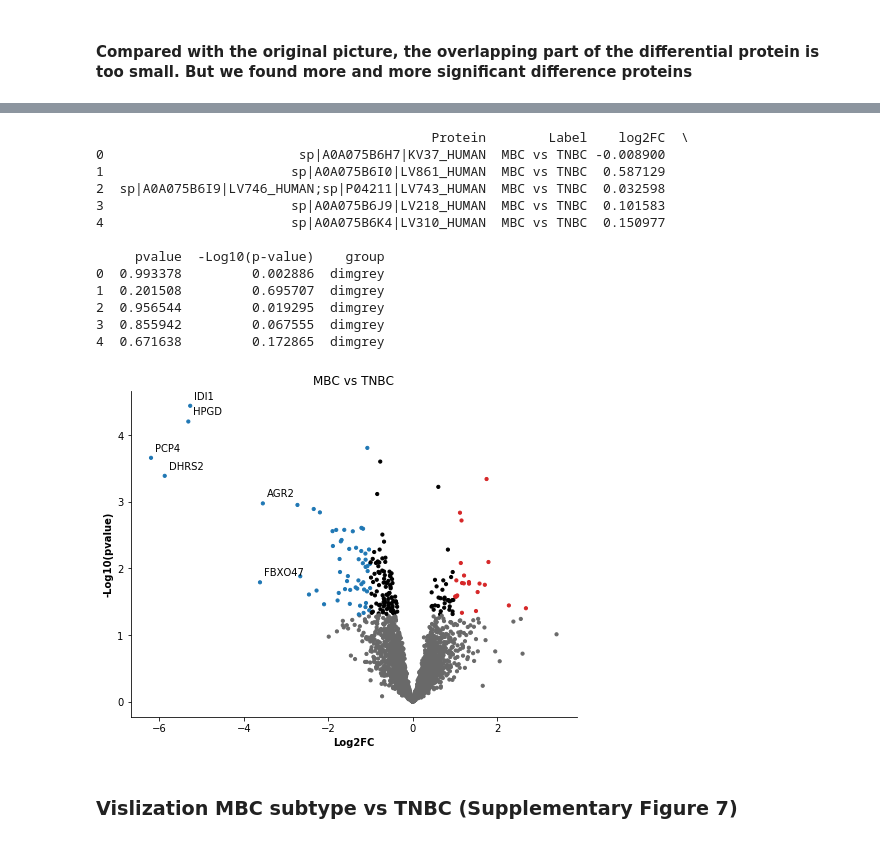
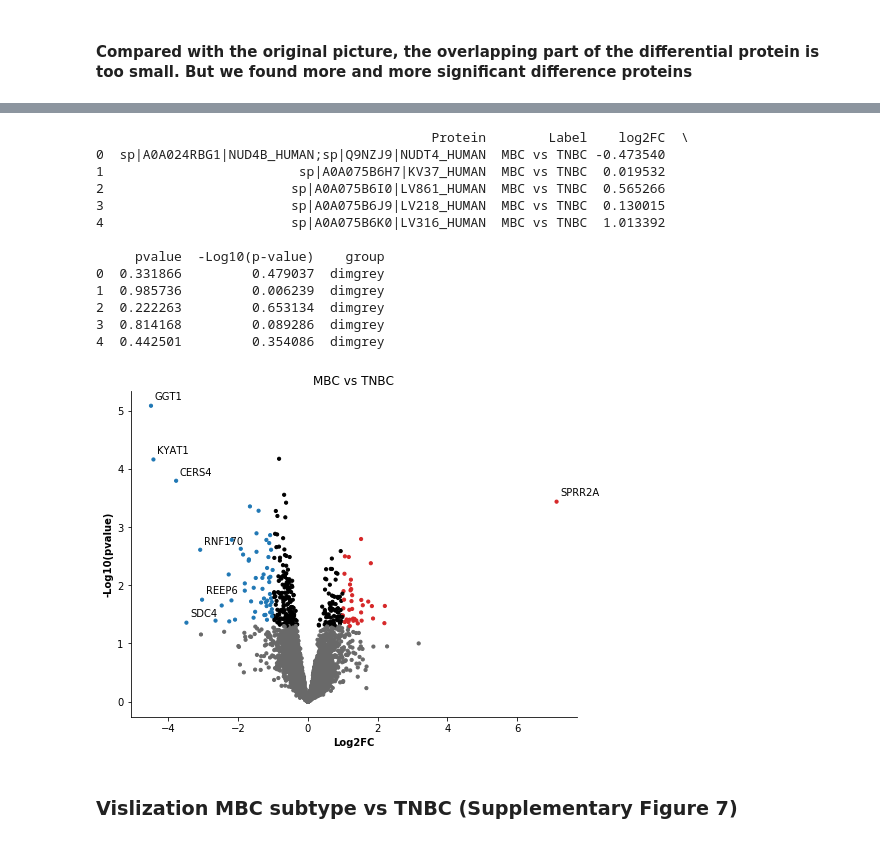
Before and after one commit to bigbio/pquant, a Jupyter notebook: notebooks/PXD014414_Downstream_Analysis.ipynb, the cells around one changed output, grey strips where cells are left out. Drawn from its saved outputs; the diff is of its cells as text; code cells hidden in the pictures.

```diff
--- a/notebooks/PXD014414_Downstream_Analysis.ipynb
+++ b/notebooks/PXD014414_Downstream_Analysis.ipynb
@@ -19,18 +19,19 @@ import pandas as pd
 
 def remove_decoy(Pro):
     if "CONTAMINANT" in Pro or "DECOY_" in Pro:
-        t = []
-        for p in Pro.split(";"):
-            if "CONTAMINANT" in p or "DECOY_" in p:
-                pass
-            else:
-                t.append(p)
-        return ";".join(t)
+        return None
     else:
         return Pro
 
+path = "../datasets/PXD014414/out_msstats.csv.gz"
+f_name = path.replace(".gz", "")
+g_file = gzip.GzipFile(path)
+with open(f_name, "wb+") as f:
+    f.write(g_file.read())
+
 data = pd.read_csv("../datasets/PXD014414/out_msstats.csv", sep=",")
 data['ProteinName'] = data.apply(lambda x: remove_decoy(x.ProteinName), axis=1)
+data.dropna(axis=0, how='any', inplace=True, subset=['ProteinName'])
 data.to_csv("../datasets/PXD014414/out_msstats_pre.csv", index=False, sep=",")
 # %%
 %%R -w 800 -h 600
@@ -216,7 +217,7 @@ result = pd.read_csv('./Cancer_Normal_Comp_result.csv', sep=',')
 result = result[['Protein', 'Label', 'log2FC', 'pvalue']].dropna()
 result["-Log10(p-value)"] = -np.log10(result['pvalue'])
 
-#分组为up, normal, down
+#up, normal, down
 result['group'] = 'black'
 result.loc[(result['log2FC'] > 1)&(result['pvalue'] < 0.05),'group'] = 'tab:red'
 result.loc[(result['log2FC'] < -1)&(result['pvalue'] < 0.05),'group'] = 'tab:blue'
@@ -250,6 +251,8 @@ for comp in np.unique(result['Label']):
 
     g = MapProtGeneName(list(map(preprocess, data[(data['group'] != 'dimgrey')&(np.abs(data['log2FC']) > 3)]['Protein'].tolist())))
     for _,row in data[(data['group'] != 'dimgrey')&(np.abs(data['log2FC']) > 3)].iterrows():
+        if row['Protein'] == "sp|P0DOX6|IGM_HUMAN":
+            continue
         ax.annotate(g[preprocess(row['Protein'])], xy = (row['log2FC'], row['-Log10(p-value)']),
                     xytext = (row['log2FC']+0.1, row['-Log10(p-value)']+0.1))
 
@@ -420,24 +423,21 @@ i = 1
 for comp in np.unique(result['Label']):
     data = result[result['Label'] == comp]
     ax = fig.add_subplot(310 + i)
-#     ax.set(xlim=(xmin, xmax), ylim=(ymin, ymax), title='')
+
     ax.scatter(data['log2FC'], data["-Log10(p-value)"], s=10, c=data['group'])
     ax.set_ylabel('-Log10(pvalue)',fontweight='bold')
     ax.set_xlabel('Log2FC',fontweight='bold')
     ax.spines['right'].set_visible(False)
     ax.spines['top'].set_visible(False)
 
-#     ax.vlines(-1, ymin, ymax, color='dimgrey',linestyle='dashed', linewidth=1)
-#     ax.vlines(1, ymin, ymax, color='dimgrey',linestyle='dashed', linewidth=1)
-#     ax.hlines(-np.log10(0.05), xmin, xmax, color='dimgrey',linestyle='dashed', linewidth=1)
-
-#     ax.set_xticks(range(-2,2,1))
-#     ax.set_yticks(range(-2,10,3))
     ax.set_title(comp)
     i += 1
 
     g = MapProtGeneName(list(map(preprocess, data[(data['group'] != 'dimgrey')&(np.abs(data['log2FC']) > 3)]['Protein'].tolist())))
+    print(data[(data['group'] != 'dimgrey')&(np.abs(data['log2FC']) > 3)]['Protein'].tolist())
     for _,row in data[(data['group'] != 'dimgrey')&(np.abs(data['log2FC']) > 3)].iterrows():
+        if row['Protein'] == "sp|P0DOX6|IGM_HUMAN":
+            continue
         ax.annotate(g[preprocess(row['Protein'])], xy = (row['log2FC'], row['-Log10(p-value)']),
                     xytext = (row['log2FC']+0.1, row['-Log10(p-value)']+0.1))
 
@@ -531,44 +534,46 @@ i = 1
 for comp in np.unique(result['Label']):
     data = result[result['Label'] == comp]
     ax = fig.add_subplot(110 + i)
 #     ax.set(xlim=(xmin, xmax), ylim=(ymin, ymax), title='')
     ax.scatter(data['log2FC'], data["-Log10(p-value)"], s=10, c=data['group'])
     ax.set_ylabel('-Log10(pvalue)',fontweight='bold')
     ax.set_xlabel('Log2FC',fontweight='bold')
     ax.spines['right'].set_visible(False)
     ax.spines['top'].set_visible(False)
 
 #     ax.vlines(-1, ymin, ymax, color='dimgrey',linestyle='dashed', linewidth=1)
 #     ax.vlines(1, ymin, ymax, color='dimgrey',linestyle='dashed', linewidth=1)
 #     ax.hlines(-np.log10(0.05), xmin, xmax, color='dimgrey',linestyle='dashed', linewidth=1)
 
 #     ax.set_xticks(range(-2,2,1))
 #     ax.set_yticks(range(-2,10,3))
     ax.set_title(comp)
     i += 1
 
     g = MapProtGeneName(list(map(preprocess, data[(data['group'] != 'dimgrey')&(np.abs(data['log2FC']) > 3)]['Protein'].tolist())))
     for _,row in data[(data['group'] != 'dimgrey')&(np.abs(data['log2FC']) > 3)].iterrows():
+        if row['Protein'] == "sp|P0DOX6|IGM_HUMAN":
+            continue
         ax.annotate(g[preprocess(row['Protein'])], xy = (row['log2FC'], row['-Log10(p-value)']),
                     xytext = (row['log2FC']+0.1, row['-Log10(p-value)']+0.1))
 
 plt.subplots_adjust(wspace=0.5,hspace=0.5)
 plt.show()
 # %% [output]
                                            Protein        Label    log2FC  \
-0                         sp|A0A075B6H7|KV37_HUMAN  MBC vs TNBC -0.008900
-1                        sp|A0A075B6I0|LV861_HUMAN  MBC vs TNBC  0.587129
-2  sp|A0A075B6I9|LV746_HUMAN;sp|P04211|LV743_HUMAN  MBC vs TNBC  0.032598
-3                        sp|A0A075B6J9|LV218_HUMAN  MBC vs TNBC  0.101583
-4                        sp|A0A075B6K4|LV310_HUMAN  MBC vs TNBC  0.150977
+0  sp|A0A024RBG1|NUD4B_HUMAN;sp|Q9NZJ9|NUDT4_HUMAN  MBC vs TNBC -0.473540
+1                         sp|A0A075B6H7|KV37_HUMAN  MBC vs TNBC  0.019532
+2                        sp|A0A075B6I0|LV861_HUMAN  MBC vs TNBC  0.565266
+3                        sp|A0A075B6J9|LV218_HUMAN  MBC vs TNBC  0.130015
+4                        sp|A0A075B6K0|LV316_HUMAN  MBC vs TNBC  1.013392
 
      pvalue  -Log10(p-value)    group
-0  0.993378         0.002886  dimgrey
-1  0.201508         0.695707  dimgrey
-2  0.956544         0.019295  dimgrey
-3  0.855942         0.067555  dimgrey
-4  0.671638         0.172865  dimgrey
+0  0.331866         0.479037  dimgrey
+1  0.985736         0.006239  dimgrey
+2  0.222263         0.653134  dimgrey
+3  0.814168         0.089286  dimgrey
+4  0.442501         0.354086  dimgrey
-[figure, old version]
+[figure, new version]
 # %% [markdown]
 ### Vislization MBC subtype vs TNBC (Supplementary Figure 7)
 # %% [markdown]
```
Also changed, not shown: parts of 19 cells of this notebook, 2 other files.
